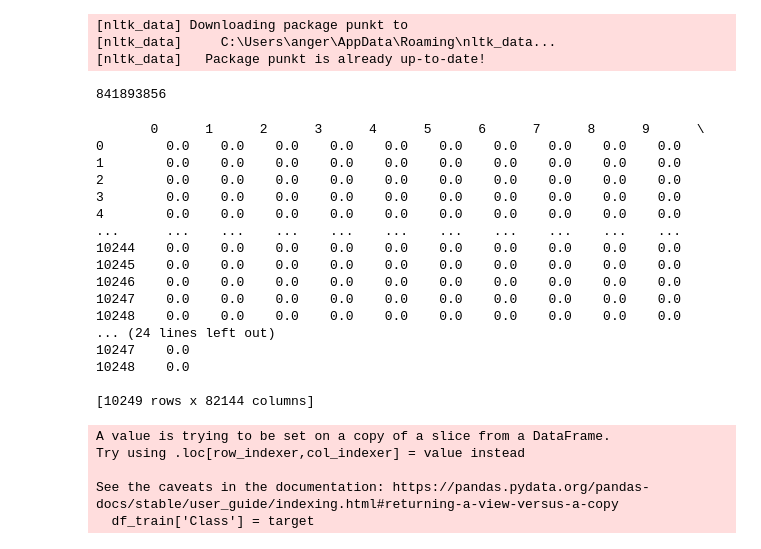
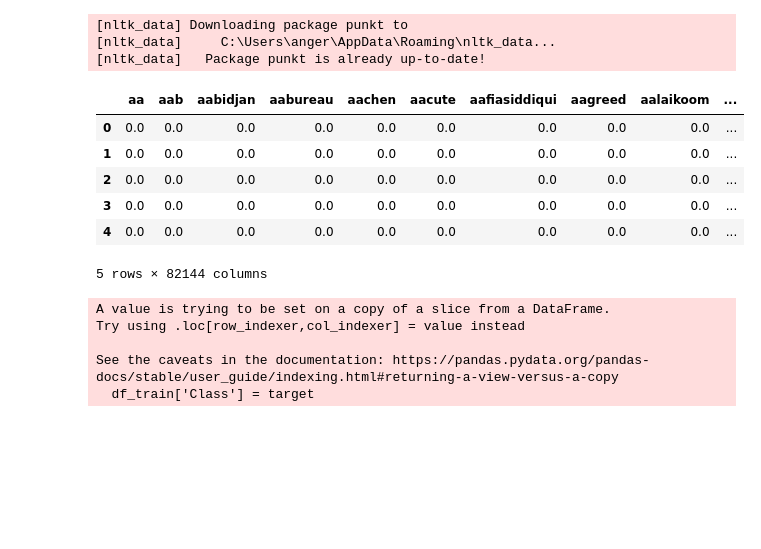
Before and after one commit to AI4GoodE1/AI4GoodE1, a Jupyter notebook: bayes_classification.ipynb, the cells around one changed output. Cells and saved outputs as stored; diff of their text form; code cells hidden in the pictures; blank space fills up the shorter version.

```diff
--- a/bayes_classification.ipynb
+++ b/bayes_classification.ipynb
@@ -31,10 +31,20 @@ from sklearn.feature_extraction.text import TfidfVectorizer
 tfidf_model = TfidfVectorizer()
 tfidf_vec=tfidf_model.fit_transform(df_final)
 tfidf_data=pd.DataFrame(tfidf_vec.toarray())
-
-print(tfidf_data.size)
-# %% [output]
-841893856
+# %%
+column_names = tfidf_model.get_feature_names()
+# %%
+tfidf_data.columns = column_names
+# %%
+tfidf_data.head()
+# %% [output]
+|  | aa | aab | aabidjan | aabureau | aachen | aacute | aafiasiddiqui | aagreed | aalaikoom | ... |
+| 0 | 0.0 | 0.0 | 0.0 | 0.0 | 0.0 | 0.0 | 0.0 | 0.0 | 0.0 | ... |
+| 1 | 0.0 | 0.0 | 0.0 | 0.0 | 0.0 | 0.0 | 0.0 | 0.0 | 0.0 | ... |
+| 2 | 0.0 | 0.0 | 0.0 | 0.0 | 0.0 | 0.0 | 0.0 | 0.0 | 0.0 | ... |
+| 3 | 0.0 | 0.0 | 0.0 | 0.0 | 0.0 | 0.0 | 0.0 | 0.0 | 0.0 | ... |
+| 4 | 0.0 | 0.0 | 0.0 | 0.0 | 0.0 | 0.0 | 0.0 | 0.0 | 0.0 | ... |
+5 rows × 82144 columns
 # %%
 from sklearn.decomposition import TruncatedSVD
 
@@ -43,20 +53,0 @@ df_svd = svd.fit_transform(tfidf_data)
-# %%
-print(tfidf_data)
-# %% [output]
-       0      1      2      3      4      5      6      7      8      9      \
-0        0.0    0.0    0.0    0.0    0.0    0.0    0.0    0.0    0.0    0.0
-1        0.0    0.0    0.0    0.0    0.0    0.0    0.0    0.0    0.0    0.0
-2        0.0    0.0    0.0    0.0    0.0    0.0    0.0    0.0    0.0    0.0
-3        0.0    0.0    0.0    0.0    0.0    0.0    0.0    0.0    0.0    0.0
-4        0.0    0.0    0.0    0.0    0.0    0.0    0.0    0.0    0.0    0.0
-...      ...    ...    ...    ...    ...    ...    ...    ...    ...    ...
-10244    0.0    0.0    0.0    0.0    0.0    0.0    0.0    0.0    0.0    0.0
-10245    0.0    0.0    0.0    0.0    0.0    0.0    0.0    0.0    0.0    0.0
-10246    0.0    0.0    0.0    0.0    0.0    0.0    0.0    0.0    0.0    0.0
-10247    0.0    0.0    0.0    0.0    0.0    0.0    0.0    0.0    0.0    0.0
-10248    0.0    0.0    0.0    0.0    0.0    0.0    0.0    0.0    0.0    0.0
-... (24 lines left out)
-10247    0.0
-10248    0.0
-
-[10249 rows x 82144 columns]
```
Also changed, not shown: parts of 8 cells of this notebook.
